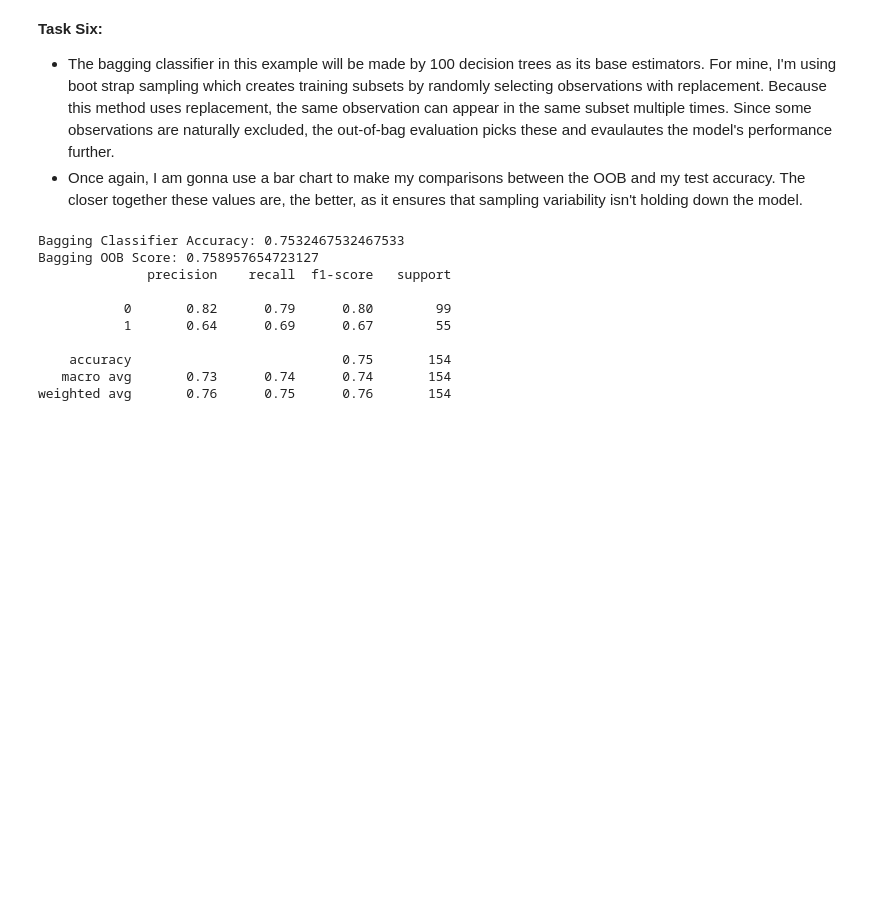
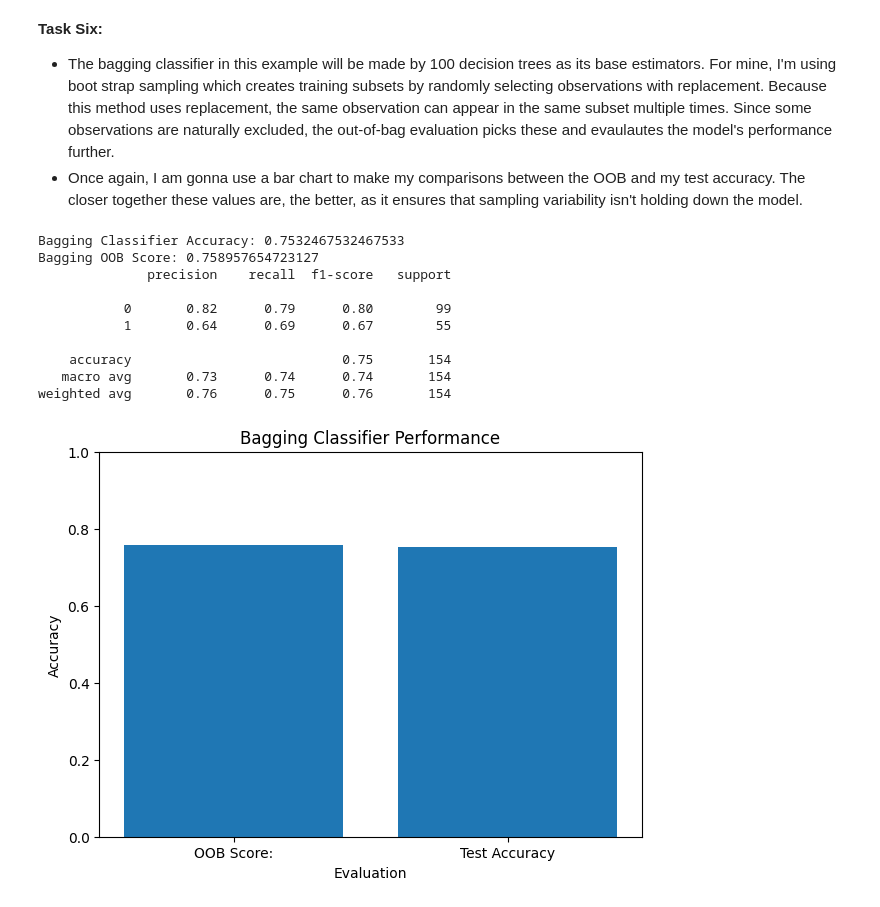
Before and after one commit to JFish72/CSC-349-Machine-Learning-, a Jupyter notebook: HW5/diabetes.ipynb, the cells around one changed output. Saved outputs shown, nothing was run; the diff lists cells and outputs as text; code cells hidden in the pictures; blank space fills up the shorter version.

```diff
--- a/HW5/diabetes.ipynb
+++ b/HW5/diabetes.ipynb
@@ -205,3 +205,16 @@ Bagging OOB Score: 0.758957654723127
     accuracy                           0.75       154
    macro avg       0.73      0.74      0.74       154
 weighted avg       0.76      0.75      0.76       154
+# %%
+plt.figure(figsize=(7, 5))
+
+plt.bar(["OOB Score:", "Test Accuracy"], [bagging_model["classifier"].oob_score_, bagging_model_accuracy])
+
+plt.title("Bagging Classifier Performance")
+plt.xlabel("Evaluation")
+plt.ylabel("Accuracy")
+plt.ylim(0, 1)
+
+plt.show()
+# %% [output]
+[figure, added]
```
Also changed, not shown: parts of 4 cells of this notebook.
